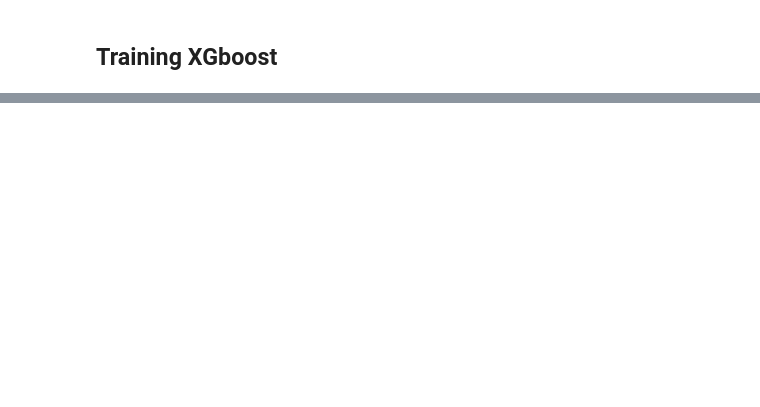
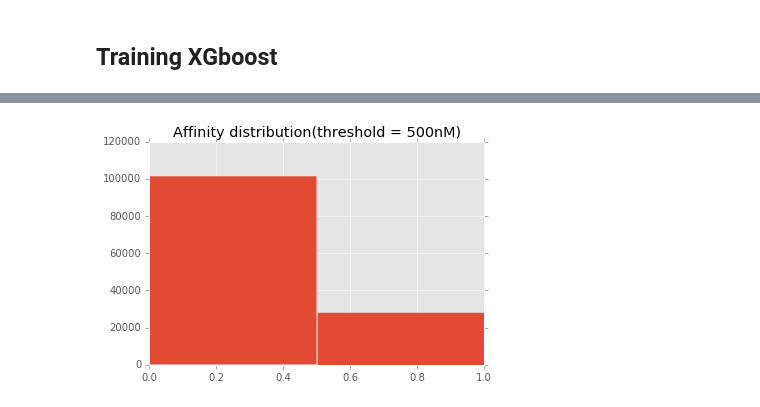
Before and after one commit to rudolphyo/MHystic, a Jupyter notebook: xgb.ipynb, the cells around one changed output, grey strips where cells are left out. Drawn from its saved outputs; the diff is of its cells as text; code cells hidden in the pictures; blank space fills up the shorter version.

```diff
--- a/xgb.ipynb
+++ b/xgb.ipynb
@@ -273,0 +361,5 @@ for current_data in dataframes:
+# %%
+plt.title("Affinity distribution(threshold = 500nM)")
+afd = affinity_binary.hist(bins=2)
+# %% [output]
+[figure, added]
```
Also changed, not shown: parts of 11 cells of this notebook.
